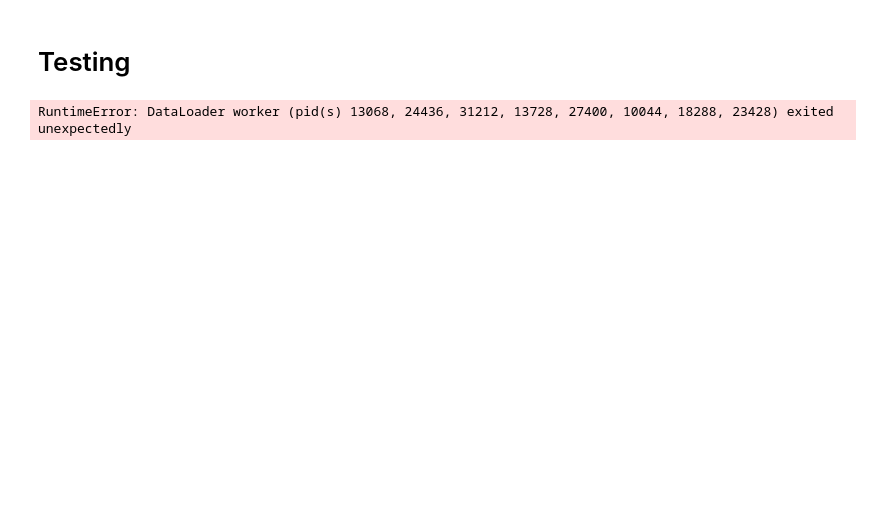
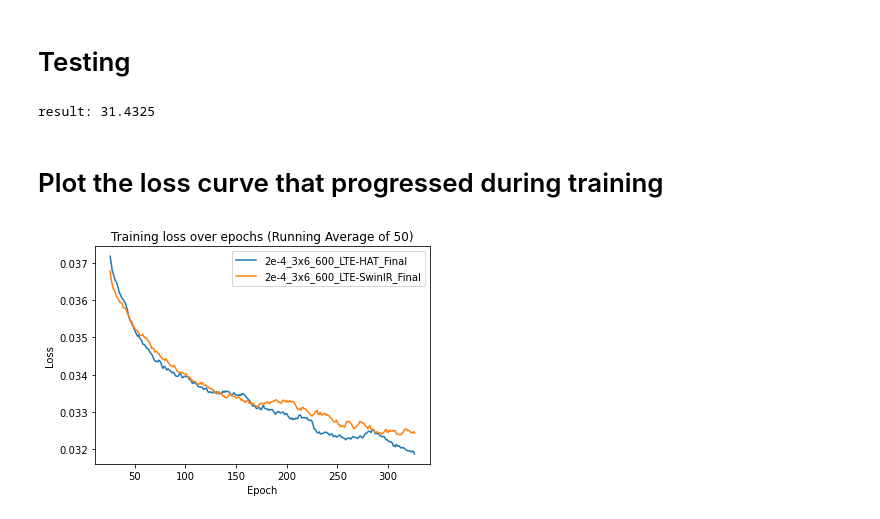
Before and after one commit to cankinik/Super-Resolution-LTE-HAT, a Jupyter notebook: combined.ipynb, the cells around one changed output. Saved outputs shown, nothing was run; the diff lists cells and outputs as text; code cells hidden in the pictures; blank space fills up the shorter version.

Commit message:
Working with SwinIR

```diff
--- a/combined.ipynb
+++ b/combined.ipynb
@@ -1570,4 +1533,56 @@ def test(config, model, window=0, scale_max=4, fast=False, gpu=0):
 # %%
-test(config='configs/test/test-div2k-2.yaml', model='save/SwinIR_epoch-last.pth', window=8, gpu='0' )
+test(config='configs/test.yaml', model='save/SwinIR_epoch-last.pth', window=8, gpu='0' )
 # %% [output]
-RuntimeError: DataLoader worker (pid(s) 13068, 24436, 31212, 13728, 27400, 10044, 18288, 23428) exited unexpectedly
+result: 31.4325
+# %% [markdown]
+# Plot the loss curve that progressed during training
+# %%
+def running_average(x, y, N):
+    y_ = np.convolve(y, np.ones(N)/N, mode='valid')
+    x_ = x[N//2:-N//2+1]
+    return x_, y_
+
+
+log_directories = [
+                        # '1e-4_4x6_300_LTE-SwinIR',
+                        # '2e-4_2x6_600_LTE-SwinIR',
+                        # '2e-4_2x6_900_LTE-SwinIR',
+                        # '2e-4_6x2_900_LTE-SwinIR',
+                        # '2e-4_6x6_300_LTE-SwinIR',
+                        # '5e-5_4x6_300_LTE-SwinIR',
+                        '2e-4_3x6_600_LTE-HAT_Final',
+                        '2e-4_3x6_600_LTE-SwinIR_Final'
+                  ]
+
+all_losses = []
+for log in log_directories:
+    descriptor = log                                    # The name of the folder is the descriptor
+    log_file = open(os.path.join('Training Trials', log, 'log.txt'), "r")              # Open log.txt
+    log = log_file.readlines()
+    losses_over_epochs = []
+    epochs = []
+    psnrs = []
+    epoch_counter = 1
+    for line in log:                                    # Iterate over the lines in log.txt
+        if line[0] == 'e':                              # Lines that start with e are the appropriate ones
+            loss = float(line.split()[3][5:11])         # When spit, 3 is loss=######, 5:11 gives the ####, and then we convert to float
+            losses_over_epochs.append(loss)
+            epochs.append(epoch_counter)
+            epoch_counter += 1
+
+    log_file.close()                                    # Close the file when done reading it
+    all_losses.append((descriptor, epochs, losses_over_epochs))
+
+# Loss plot
+N = 50
+for descriptor, epochs, losses_over_epochs in all_losses:
+    # plt.plot(epochs, losses_over_epochs, label=descriptor)    # Raw data
+    epoch_average, loss_average = running_average(epochs, losses_over_epochs, N)
+    plt.plot(epoch_average, loss_average, label=str(descriptor))
+plt.title('Training loss over epochs (Running Average of %d)' % N)
+plt.xlabel('Epoch')
+plt.ylabel('Loss')
+plt.legend()
+plt.show()
+# %% [output]
+[figure, added]
```
Also changed, not shown: parts of 9 cells of this notebook, 1 other file.
